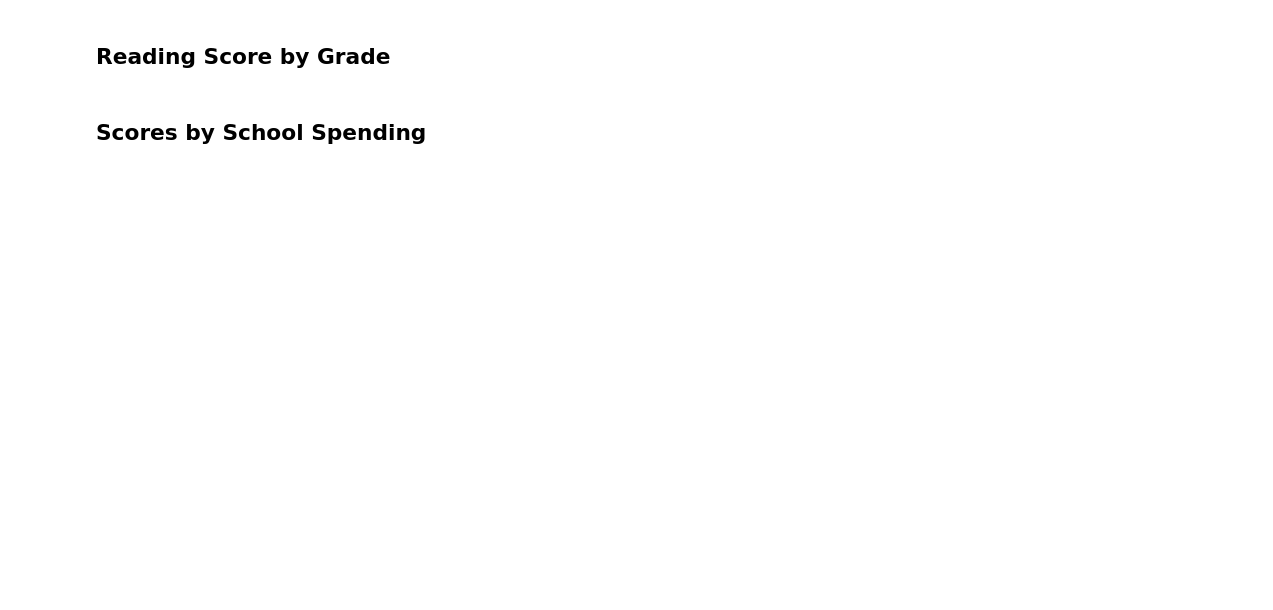
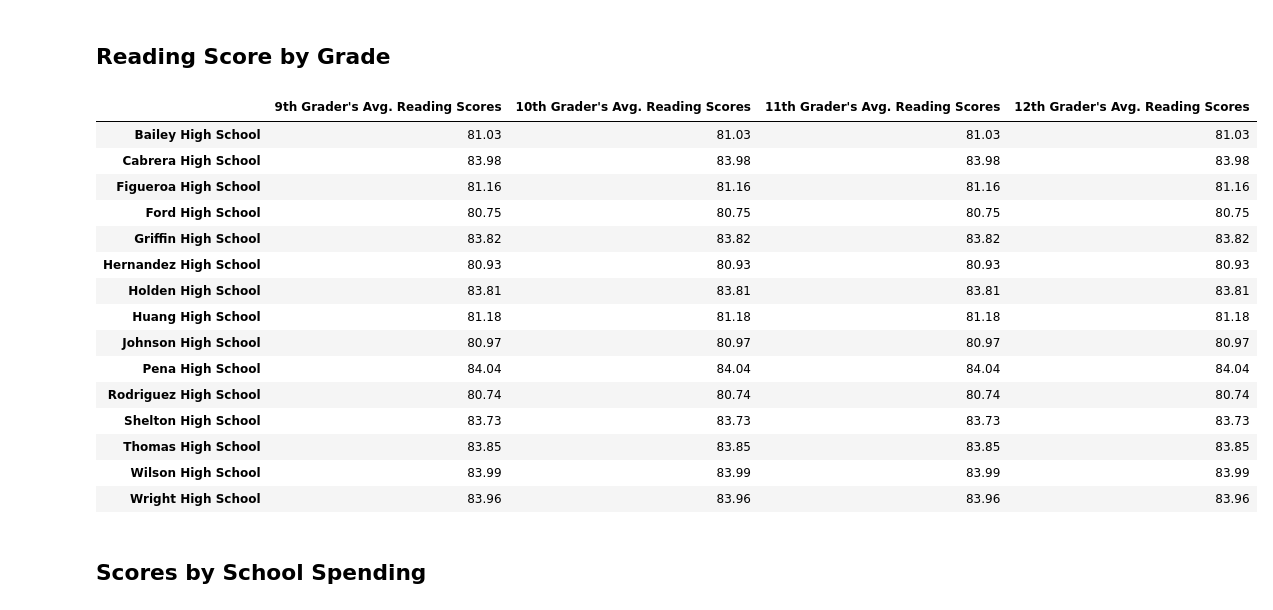
Before and after one commit to Houdini24/Pandas_Challenge, a Jupyter notebook: PyCitySchools/PyCitySchools_starter.ipynb, the cells around one changed output. Cells and saved outputs as stored; diff of their text form; code cells hidden in the pictures; blank space fills up the shorter version.

```diff
--- a/PyCitySchools/PyCitySchools_starter.ipynb
+++ b/PyCitySchools/PyCitySchools_starter.ipynb
@@ -258,31 +473,52 @@ math_scores_by_grade
 # %%
 # Use the code provided to separate the data by grade
 ninth_graders = school_data_complete[(school_data_complete["grade"] == "9th")]
 tenth_graders = school_data_complete[(school_data_complete["grade"] == "10th")]
 eleventh_graders = school_data_complete[(school_data_complete["grade"] == "11th")]
 twelfth_graders = school_data_complete[(school_data_complete["grade"] == "12th")]
 
-# Group by "school_name" and take the mean of each.
-ninth_graders_scores =
-tenth_graders_scores =
-eleventh_graders_scores =
-twelfth_graders_scores =
-
-# Use the code to select only the `reading_score`.
-ninth_grade_reading_scores = ninth_graders_scores["reading_score"]
-tenth_grader_reading_scores = tenth_graders_scores["reading_score"]
-eleventh_grader_reading_scores = eleventh_graders_scores.mean()["reading_score"]
-twelfth_grader_reading_scores = twelfth_graders_scores["reading_score"]
+# Group by `school_name` and take the mean of the the `reading_score` column for each.
+ninth_graders_reading_scores = school_data_complete.groupby(["school_name"]).mean()["reading_score"]
+tenth_graders_reading_scores = school_data_complete.groupby(["school_name"]).mean()["reading_score"]
+eleventh_graders_reading_scores = school_data_complete.groupby(["school_name"]).mean()["reading_score"]
+twelfth_graders_reading_scores = school_data_complete.groupby(["school_name"]).mean()["reading_score"]
 
 # Combine each of the scores above into single DataFrame called `reading_scores_by_grade`
-
+reading_scores_by_grade = pd.DataFrame({
+    "9th Grader's Avg. Reading Scores":ninth_graders_reading_scores,
+    "10th Grader's Avg. Reading Scores":tenth_graders_reading_scores,
+    "11th Grader's Avg. Reading Scores":eleventh_graders_reading_scores,
+    "12th Grader's Avg. Reading Scores":twelfth_graders_reading_scores
+})
 
 # Minor data wrangling
-reading_scores_by_grade = reading_scores_by_grade[["9th", "10th", "11th", "12th"]]
 reading_scores_by_grade.index.name = None
+
+# Rounding the scores
+reading_scores_by_grade["9th Grader's Avg. Reading Scores"] = reading_scores_by_grade["9th Grader's Avg. Reading Scores"].round(2)
+reading_scores_by_grade["10th Grader's Avg. Reading Scores"] = reading_scores_by_grade["10th Grader's Avg. Reading Scores"].round(2)
+reading_scores_by_grade["11th Grader's Avg. Reading Scores"] = reading_scores_by_grade["11th Grader's Avg. Reading Scores"].round(2)
+reading_scores_by_grade["12th Grader's Avg. Reading Scores"] = reading_scores_by_grade["12th Grader's Avg. Reading Scores"].round(2)
 
 # Display the DataFrame
 reading_scores_by_grade
+# %% [output]
+|  | 9th Grader's Avg. Reading Scores | 10th Grader's Avg. Reading Scores | 11th Grader's Avg. Reading Scores | 12th Grader's Avg. Reading Scores |
+| Bailey High School | 81.03 | 81.03 | 81.03 | 81.03 |
+| Cabrera High School | 83.98 | 83.98 | 83.98 | 83.98 |
+| Figueroa High School | 81.16 | 81.16 | 81.16 | 81.16 |
+| Ford High School | 80.75 | 80.75 | 80.75 | 80.75 |
+| Griffin High School | 83.82 | 83.82 | 83.82 | 83.82 |
+| Hernandez High School | 80.93 | 80.93 | 80.93 | 80.93 |
+| Holden High School | 83.81 | 83.81 | 83.81 | 83.81 |
+| Huang High School | 81.18 | 81.18 | 81.18 | 81.18 |
+| Johnson High School | 80.97 | 80.97 | 80.97 | 80.97 |
+| Pena High School | 84.04 | 84.04 | 84.04 | 84.04 |
+| Rodriguez High School | 80.74 | 80.74 | 80.74 | 80.74 |
+| Shelton High School | 83.73 | 83.73 | 83.73 | 83.73 |
+| Thomas High School | 83.85 | 83.85 | 83.85 | 83.85 |
+| Wilson High School | 83.99 | 83.99 | 83.99 | 83.99 |
+| Wright High School | 83.96 | 83.96 | 83.96 | 83.96 |
 # %% [markdown]
 ## Scores by School Spending
 # %%
```
Also changed, not shown: parts of 25 cells of this notebook.
